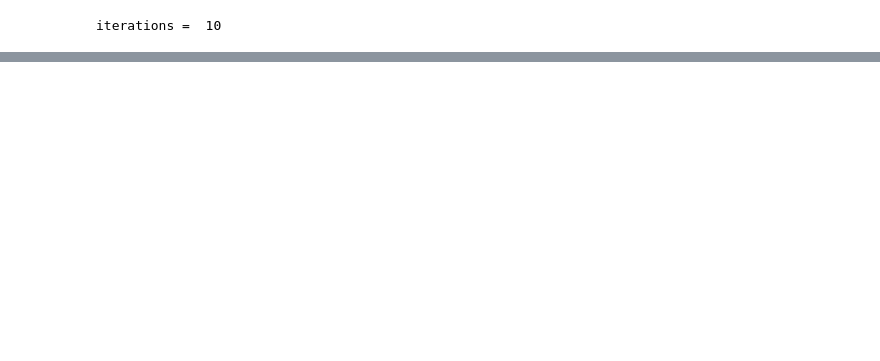
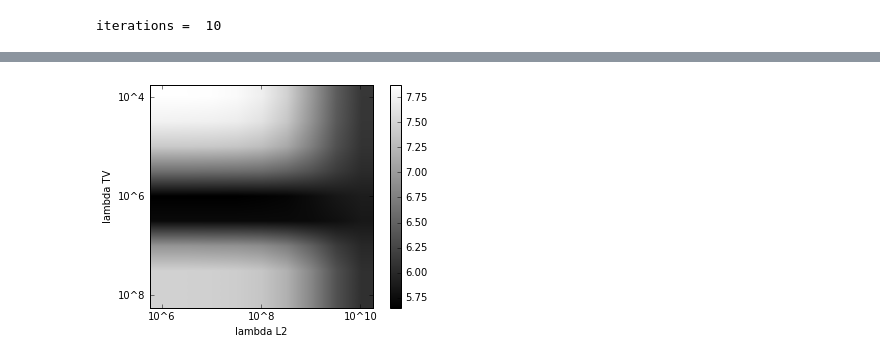
Before and after one commit to maidens/Constrained-Kinetics, a Jupyter notebook: simulation_experiment/simulation_experiment.ipynb, the cells around one changed output, grey strips where cells are left out. Saved outputs shown, nothing was run; the diff lists cells and outputs as text; code cells hidden in the pictures; blank space fills up the shorter version.

```diff
--- a/simulation_experiment/simulation_experiment.ipynb
+++ b/simulation_experiment/simulation_experiment.ipynb
@@ -559,3 +558,30 @@ plt.show()
 # %%
 # save computed parameter map in matlab format
 scipy.io.savemat('kPL_map_' + filename + '.mat', {"kPL_map": kPL_map})
+# %%
+def hyperparameter_selection(lambdas):
+
+    results = numpy.zeros((len(lambdas[0]), len(lambdas[1])) + kPL_map.shape)
+
+    for j, TV_regularization in enumerate(lambdas[0]):
+        for k, l2_regularization in enumerate(lambdas[1]):
+            print (j, k)
+            # rho = 100*TV_regularization
+            kPL = ADMM_parallel_3D(data, TV_regularization, l2_regularization, rho, 0.0, 0.0, 0.0, "assumption-less")
+            results[j, k, :, :, :] = kPL
+
+    return results
+
+def metrics(results, kPL_true):
+    l2_metric = numpy.zeros(results.shape[:2])
+    l1_metric = numpy.zeros(results.shape[:2])
+    for j in range(results.shape[0]):
+        for k in range(results.shape[1]):
+            l2_metric[j, k] = numpy.linalg.norm((kPL_true - results[j, k, :, :, :]).flat[:], 2)
+            l1_metric[j, k] = numpy.linalg.norm((kPL_true - results[j, k, :, :, :]).flat[:], 1)
+
+    return l2_metric, l1_metric
+# %%
+lambdas = [numpy.logspace(4, 8, 9), numpy.logspace(6, 10, 9)]
+results = hyperparameter_selection(lambdas)
+metric = metrics(results, kPL_true)
@@ -561,0 +606,19 @@ scipy.io.savemat('kPL_map_' + filename + '.mat', {"kPL_map": kPL_map})
+# %%
+L2, L1 = metrics(results, kPL_true)
+# %%
+from matplotlib import rc
+rc('text', usetex=False)
+
+# plt.imshow(metric, cmap="gray", vmin=-3e-3, vmax=1e0, interpolation="nearest")
+plt.imshow((L1[:, :]), cmap="gray")
+plt.ylabel('lambda TV')
+plt.xlabel('lambda L2')
+plt.xticks([0, 4, 8], ["10^6", "10^8", "10^10"])
+# plt.xticks([0, 2, 4], [10**6, 10**8, 10**10])
+plt.yticks([0, 4, 8], ["10^4", "10^6", "10^8"])
+plt.colorbar()
+# plt.ticklabel_format(style='sci', axis='x')
+plt.savefig('estimation_error_numeric_phantom.pdf', bbox_inches='tight')
+plt.show()
+# %% [output]
+[figure, added]
```
Also changed, not shown: parts of 9 cells of this notebook, 9 other files.
